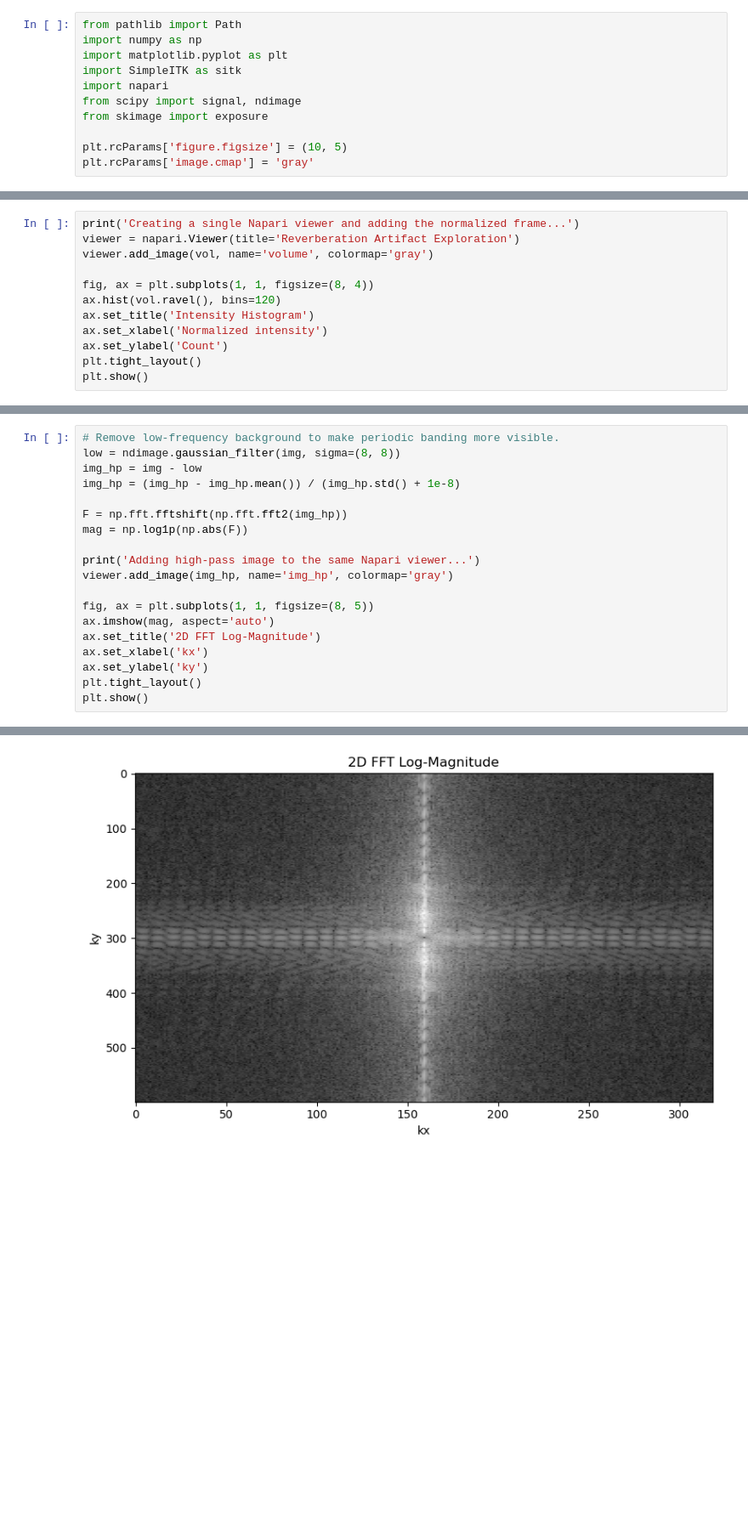
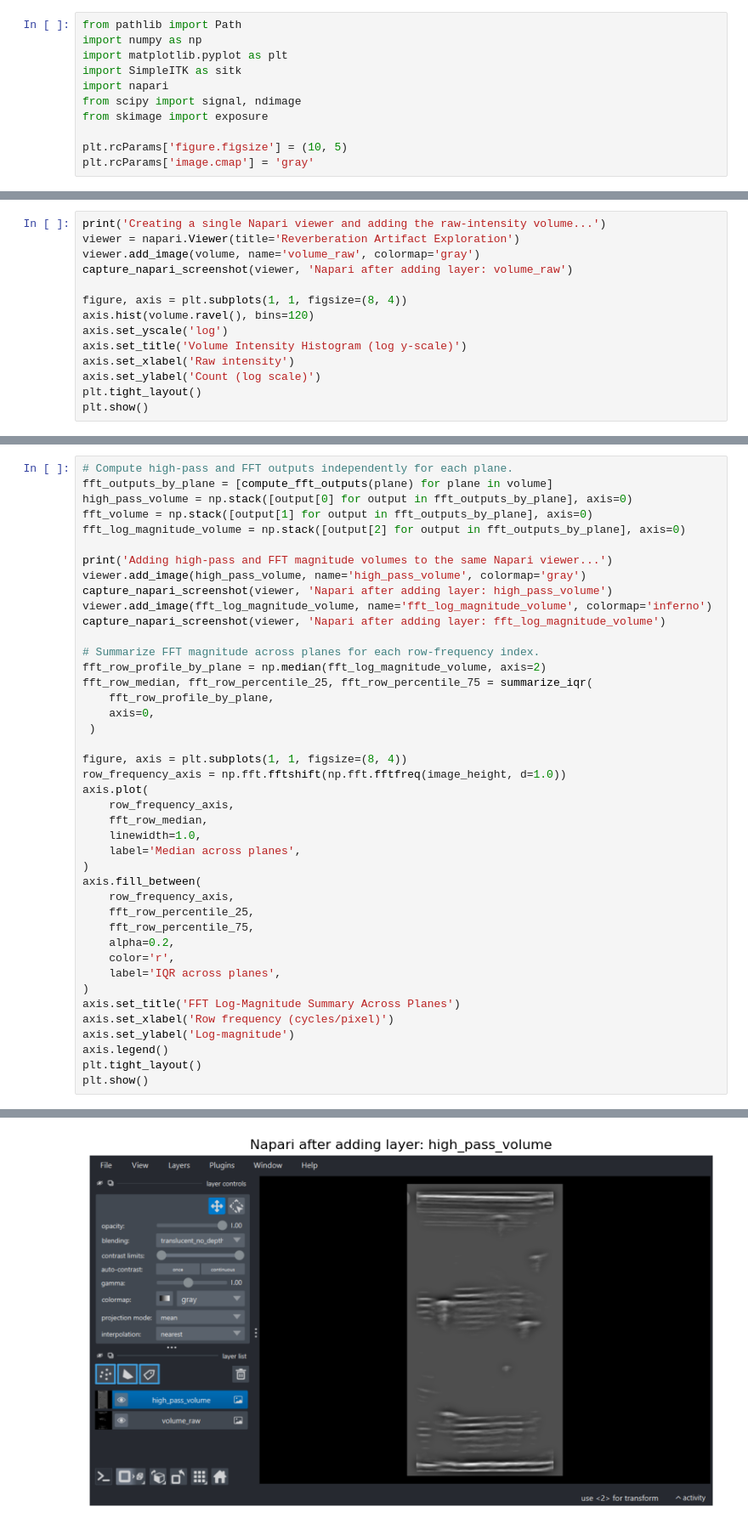
Before and after one commit to acorbat/eco-root, a Jupyter notebook: exploration/reverberation_artifact_report.ipynb, the cells around one changed output, grey strips where cells are left out. Shown at 85% size. Saved outputs shown, nothing was run; the diff lists cells and outputs as text; blank space fills up the shorter version.

```diff
--- a/exploration/reverberation_artifact_report.ipynb
+++ b/exploration/reverberation_artifact_report.ipynb
@@ -62,13 +104,15 @@ Min/Max (normalized): 0.000/252.000
 # %%
-print('Creating a single Napari viewer and adding the normalized frame...')
+print('Creating a single Napari viewer and adding the raw-intensity volume...')
 viewer = napari.Viewer(title='Reverberation Artifact Exploration')
-viewer.add_image(vol, name='volume', colormap='gray')
+viewer.add_image(volume, name='volume_raw', colormap='gray')
+capture_napari_screenshot(viewer, 'Napari after adding layer: volume_raw')
 
-fig, ax = plt.subplots(1, 1, figsize=(8, 4))
-ax.hist(vol.ravel(), bins=120)
-ax.set_title('Intensity Histogram')
-ax.set_xlabel('Normalized intensity')
-ax.set_ylabel('Count')
+figure, axis = plt.subplots(1, 1, figsize=(8, 4))
+axis.hist(volume.ravel(), bins=120)
+axis.set_yscale('log')
+axis.set_title('Volume Intensity Histogram (log y-scale)')
+axis.set_xlabel('Raw intensity')
+axis.set_ylabel('Count (log scale)')
 plt.tight_layout()
 plt.show()
 # %% [output]
@@ -89,20 +135,43 @@ In frequency space, this should appear as structured energy at specific vertical
 # %%
-# Remove low-frequency background to make periodic banding more visible.
-low = ndimage.gaussian_filter(img, sigma=(8, 8))
-img_hp = img - low
-img_hp = (img_hp - img_hp.mean()) / (img_hp.std() + 1e-8)
+# Compute high-pass and FFT outputs independently for each plane.
+fft_outputs_by_plane = [compute_fft_outputs(plane) for plane in volume]
+high_pass_volume = np.stack([output[0] for output in fft_outputs_by_plane], axis=0)
+fft_volume = np.stack([output[1] for output in fft_outputs_by_plane], axis=0)
+fft_log_magnitude_volume = np.stack([output[2] for output in fft_outputs_by_plane], axis=0)
 
-F = np.fft.fftshift(np.fft.fft2(img_hp))
-mag = np.log1p(np.abs(F))
+print('Adding high-pass and FFT magnitude volumes to the same Napari viewer...')
+viewer.add_image(high_pass_volume, name='high_pass_volume', colormap='gray')
+capture_napari_screenshot(viewer, 'Napari after adding layer: high_pass_volume')
+viewer.add_image(fft_log_magnitude_volume, name='fft_log_magnitude_volume', colormap='inferno')
+capture_napari_screenshot(viewer, 'Napari after adding layer: fft_log_magnitude_volume')
 
-print('Adding high-pass image to the same Napari viewer...')
-viewer.add_image(img_hp, name='img_hp', colormap='gray')
+# Summarize FFT magnitude across planes for each row-frequency index.
+fft_row_profile_by_plane = np.median(fft_log_magnitude_volume, axis=2)
+fft_row_median, fft_row_percentile_25, fft_row_percentile_75 = summarize_iqr(
+    fft_row_profile_by_plane,
+    axis=0,
+ )
 
-fig, ax = plt.subplots(1, 1, figsize=(8, 5))
-ax.imshow(mag, aspect='auto')
-ax.set_title('2D FFT Log-Magnitude')
-ax.set_xlabel('kx')
-ax.set_ylabel('ky')
+figure, axis = plt.subplots(1, 1, figsize=(8, 4))
+row_frequency_axis = np.fft.fftshift(np.fft.fftfreq(image_height, d=1.0))
+axis.plot(
+    row_frequency_axis,
+    fft_row_median,
+    linewidth=1.0,
+    label='Median across planes',
+)
+axis.fill_between(
+    row_frequency_axis,
+    fft_row_percentile_25,
+    fft_row_percentile_75,
+    alpha=0.2,
+    color='r',
+    label='IQR across planes',
+)
+axis.set_title('FFT Log-Magnitude Summary Across Planes')
+axis.set_xlabel('Row frequency (cycles/pixel)')
+axis.set_ylabel('Log-magnitude')
+axis.legend()
 plt.tight_layout()
 plt.show()
 # %% [output]
@@ -110 +180 @@ Adding high-pass image to the same Napari viewer...
-[figure, old version]
+[figure, new version]
```
Also changed, not shown: parts of 28 cells of this notebook, 1 other file.
